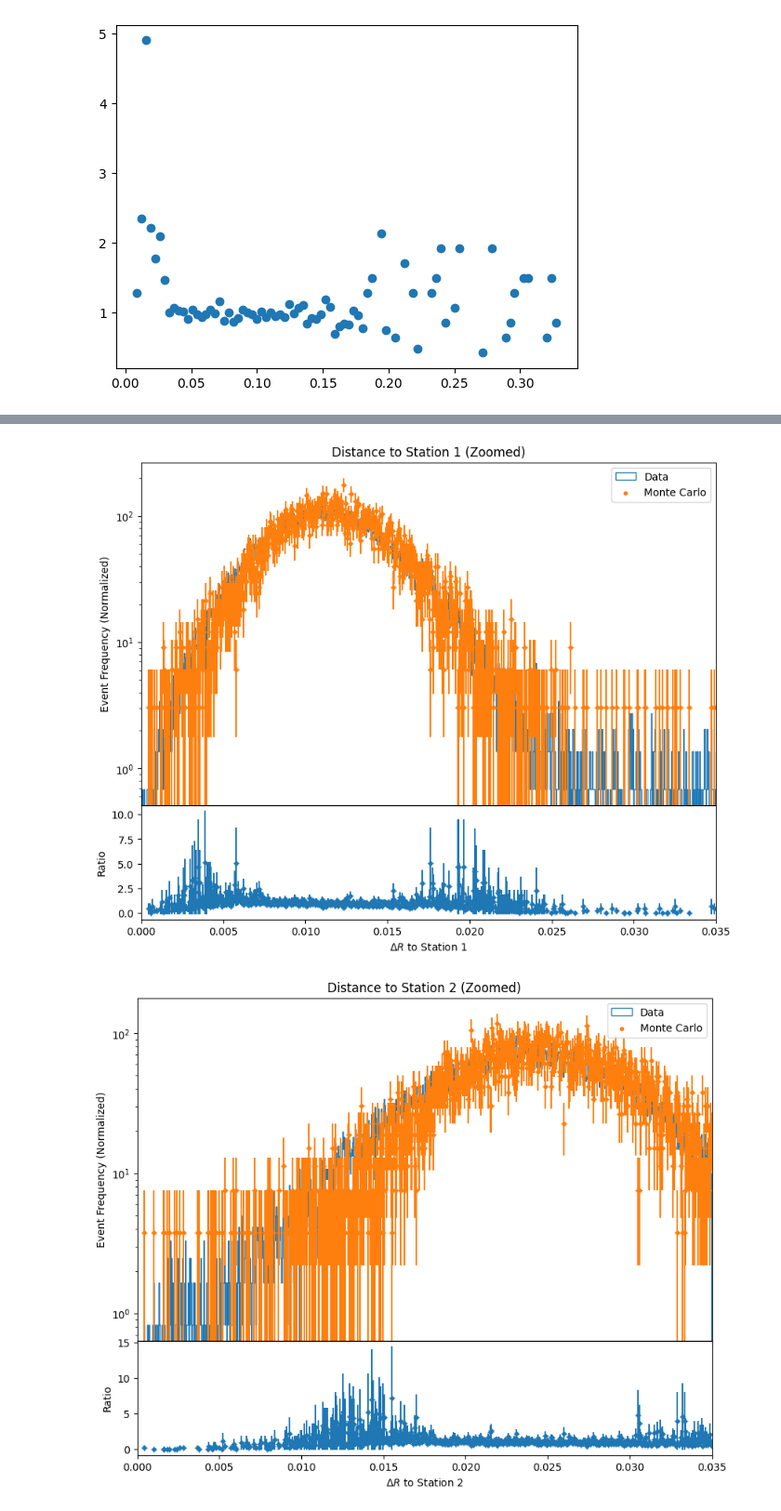
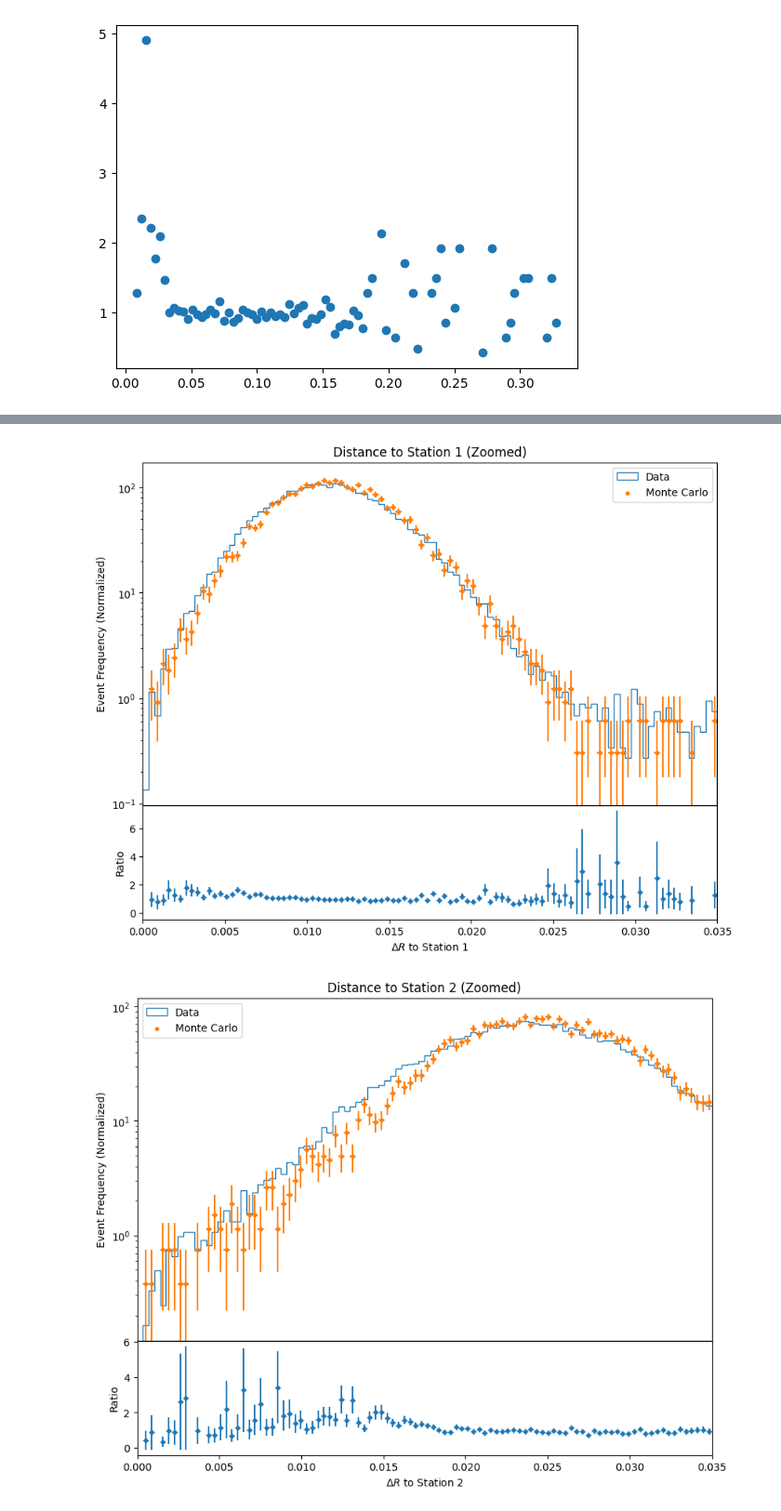
Before and after one commit to John-Auerbach/UMN-CMS, a Jupyter notebook: DT Data vs MC.ipynb, the cells around one changed output, grey strips where cells are left out. Shown: that part at 93% size. Cells and saved outputs as stored; diff of their text form; code cells hidden in the pictures.

```diff
--- a/DT Data vs MC.ipynb
+++ b/DT Data vs MC.ipynb
@@ -207,23 +207,23 @@ class NormalizedHist:
 
 # Method for plotting histograms
 def plot_hist(Data_min_DT_R, MC_min_DT_R, DR, i, x2, zoom_lvl=''):
-    newbins=round(DR.bins*DR.x2/x2)
-    new_bin_width = (x2 - DR.x1) / newbins
+    new_bin_width = (x2 - DR.x1) / DR.bins
 
     # Set up histogram, use bars for Data
     fig, axs = plt.subplots(2, sharex=True, gridspec_kw={'hspace': 0, 'height_ratios': [3, 1]}, figsize=(10, 8))
-    axs[0].hist(Data_min_DT_R, bins=newbins, range=(DR.x1, x2), density=True, histtype='step', label='Data')
+    axs[0].hist(Data_min_DT_R, bins=DR.bins, range=(DR.x1, x2), density=True, histtype='step', label='Data')
     axs[0].set_title('Distance to Station '+str(i)+ zoom_lvl)
     axs[0].set_ylabel('Event Frequency (Normalized)')
     axs[0].set_yscale('log')
-    # NOTE: newbins = DR.bins when x2=0.35; I use this so data can be normalized with a common far cutoff
-    #       whether the graph is zoomed in or not, without cutting data and skewing normalization
+    # NOTE: new_bin_width = DR.bin_width when x2=0.35; I use this new variable to define visual data resolution,
+    #       maintaining 100 bins across a smaller field of view when zoomed in - while preserving the original bin
+    #       width information to accurately calculate normalization without skew from inconsistent binning.
 
 
     # Create numpy histogram data for Data & MC so ratio can be calculated by initializing each as NormalizedHist Class
     # This allows calculations to be performed with attributes without using excess variables
-    data_hist = NormalizedHist(np.histogram(Data_min_DT_R, bins=newbins, range=(DR.x1, x2), density=None), newbins, new_bin_width)
-    mc_hist = NormalizedHist(np.histogram(MC_min_DT_R, bins=newbins, range=(DR.x1, x2), density=None), newbins, new_bin_width)
+    data_hist = NormalizedHist(np.histogram(Data_min_DT_R, bins=DR.bins, range=(DR.x1, x2), density=None), DR.bins, new_bin_width)
+    mc_hist = NormalizedHist(np.histogram(MC_min_DT_R, bins=DR.bins, range=(DR.x1, x2), density=None), DR.bins, new_bin_width)
 
     # Scatter MC by attribute
     axs[0].scatter(mc_hist.bin_centers, mc_hist.freq, s=10, label='Monte Carlo')
@@ -266,2 +266,2 @@ for i in range (4):
-[figure, old version]
+[figure, new version]
-[figure, old version]
+[figure, new version]
```
Also changed, not shown: parts of 1 cell of this notebook.
